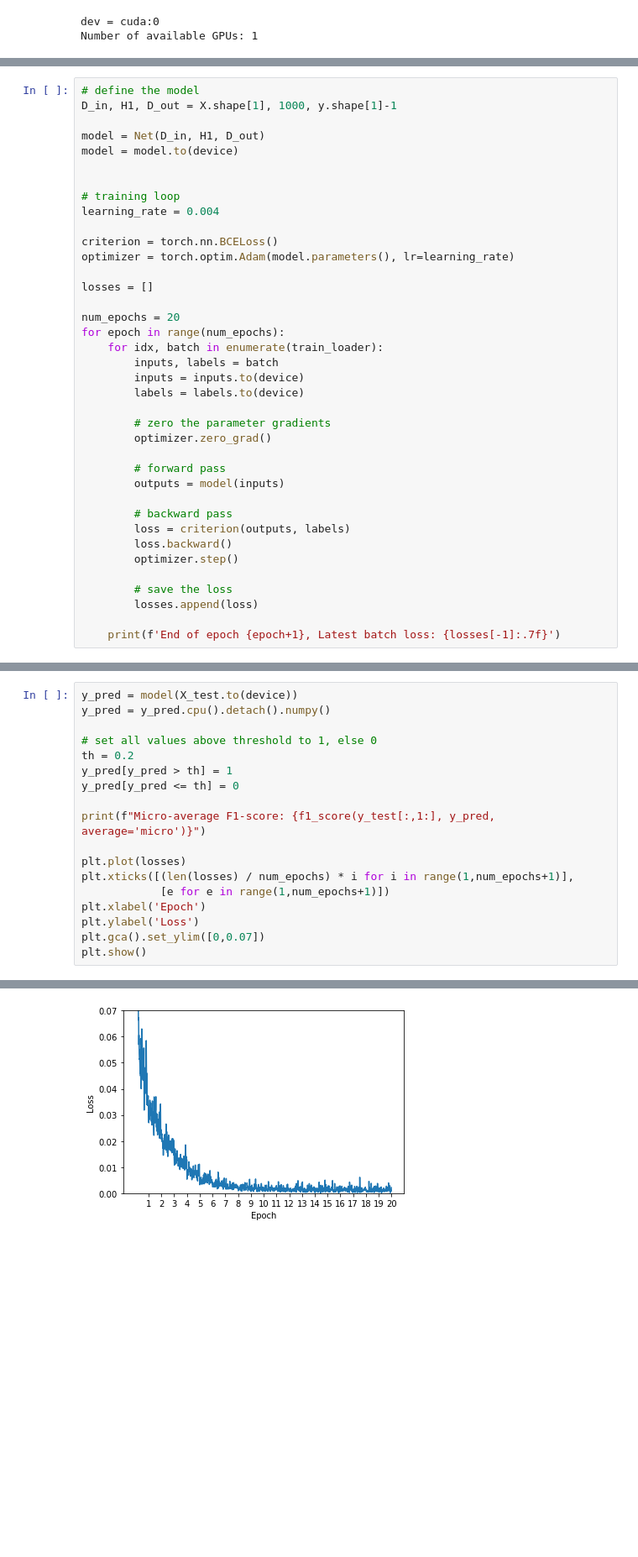
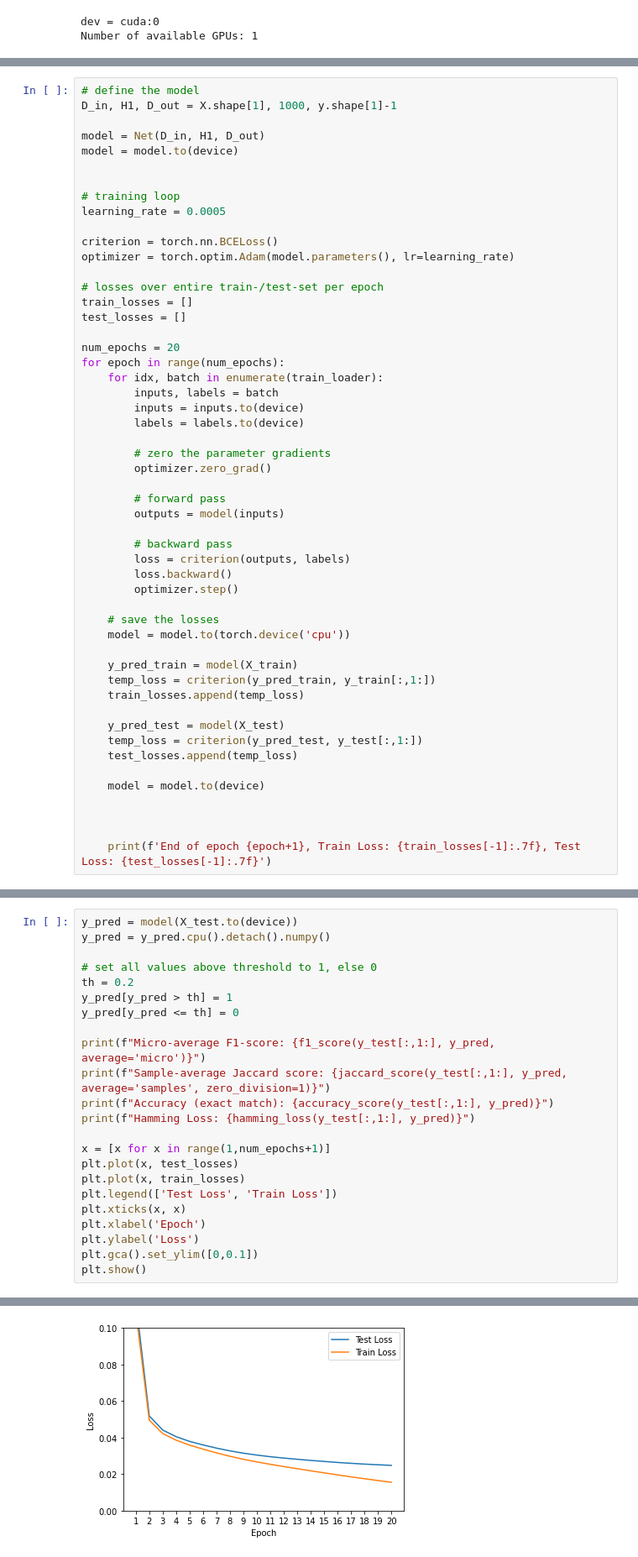
Before and after one commit to VisibaCare/SymptomMatchML, a Jupyter notebook: nn_model.ipynb, the cells around one changed output, grey strips where cells are left out. Shown at 84% size. Cells and saved outputs as stored; diff of their text form; blank space fills up the shorter version.

Commit message:
Added a few plots and improved loss visualization

```diff
--- a/nn_model.ipynb
+++ b/nn_model.ipynb
@@ -172,12 +181,14 @@ model = model.to(device)
 
 
 # training loop
-learning_rate = 0.004
+learning_rate = 0.0005
 
 criterion = torch.nn.BCELoss()
 optimizer = torch.optim.Adam(model.parameters(), lr=learning_rate)
 
-losses = []
+# losses over entire train-/test-set per epoch
+train_losses = []
+test_losses = []
 
 num_epochs = 20
 for epoch in range(num_epochs):
@@ -197,8 +208,20 @@ for epoch in range(num_epochs):
         loss.backward()
         optimizer.step()
 
-        # save the loss
-        losses.append(loss)
+    # save the losses
+    model = model.to(torch.device('cpu'))
 
-    print(f'End of epoch {epoch+1}, Latest batch loss: {losses[-1]:.7f}')
+    y_pred_train = model(X_train)
+    temp_loss = criterion(y_pred_train, y_train[:,1:])
+    train_losses.append(temp_loss)
+
+    y_pred_test = model(X_test)
+    temp_loss = criterion(y_pred_test, y_test[:,1:])
+    test_losses.append(temp_loss)
+
+    model = model.to(device)
+
+
+
+    print(f'End of epoch {epoch+1}, Train Loss: {train_losses[-1]:.7f}, Test Loss: {test_losses[-1]:.7f}')
 # %% [output]
@@ -232,12 +255,17 @@ y_pred[y_pred > th] = 1
 y_pred[y_pred <= th] = 0
 
 print(f"Micro-average F1-score: {f1_score(y_test[:,1:], y_pred, average='micro')}")
+print(f"Sample-average Jaccard score: {jaccard_score(y_test[:,1:], y_pred, average='samples', zero_division=1)}")
+print(f"Accuracy (exact match): {accuracy_score(y_test[:,1:], y_pred)}")
+print(f"Hamming Loss: {hamming_loss(y_test[:,1:], y_pred)}")
 
-plt.plot(losses)
-plt.xticks([(len(losses) / num_epochs) * i for i in range(1,num_epochs+1)],
-            [e for e in range(1,num_epochs+1)])
+x = [x for x in range(1,num_epochs+1)]
+plt.plot(x, test_losses)
+plt.plot(x, train_losses)
+plt.legend(['Test Loss', 'Train Loss'])
+plt.xticks(x, x)
 plt.xlabel('Epoch')
 plt.ylabel('Loss')
-plt.gca().set_ylim([0,0.07])
+plt.gca().set_ylim([0,0.1])
 plt.show()
 # %% [output]
@@ -245 +276 @@ Micro-average F1-score: 0.5424567188788129
-[figure, old version]
+[figure, new version]
```
Also changed, not shown: parts of 9 cells of this notebook.
